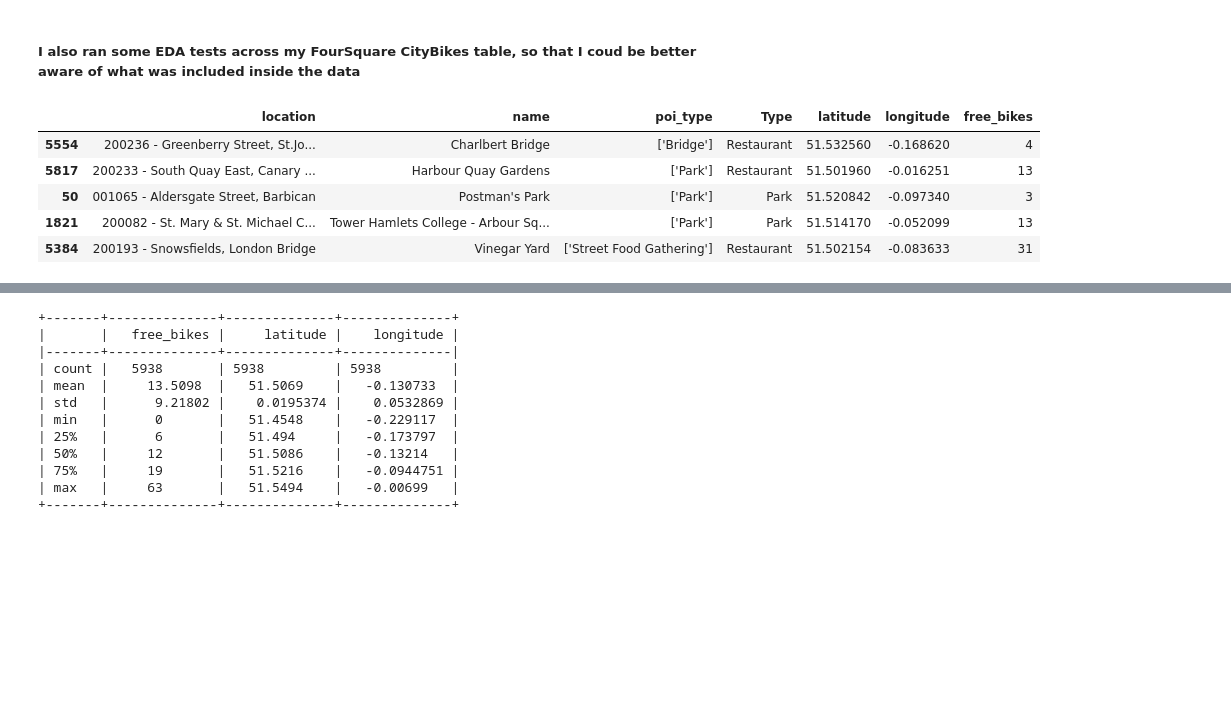
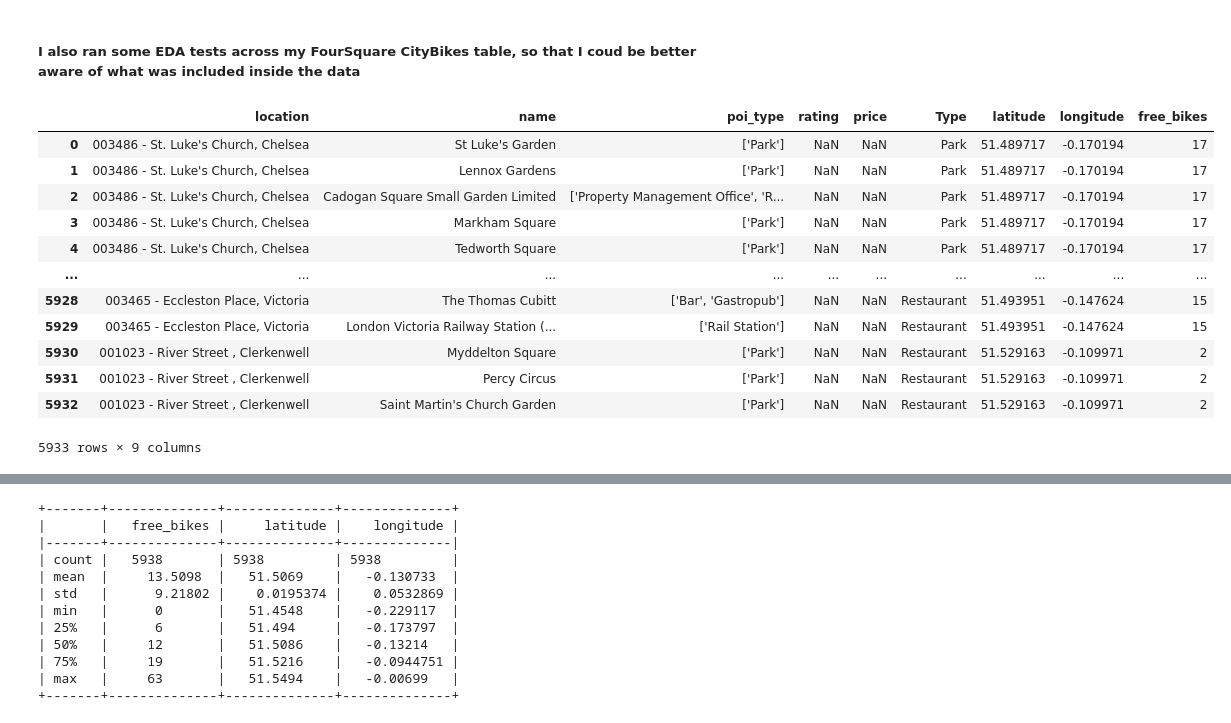
Before and after one commit to Brittanysacha/Statistical-Modelling-of-CityBike-Locations-and-Points-of-Interest-in-London, a Jupyter notebook: notebooks/joining_data.ipynb, the cells around one changed output, grey strips where cells are left out. Drawn from its saved outputs; the diff is of its cells as text; code cells hidden in the pictures; blank space fills up the shorter version.

```diff
--- a/notebooks/joining_data.ipynb
+++ b/notebooks/joining_data.ipynb
@@ -222,14 +275,21 @@ Number of Restaurants: 3433
 ##### I also ran some EDA tests across my FourSquare CityBikes table, so that I coud be better aware of what was included inside the data
 # %%
 # print first 5 rows of the data to check completeness
-foursquare_citybikes.head(5)
+foursquare_citybikes.head(-5)
 # %% [output]
-|  | location | name | poi_type | Type | latitude | longitude | free_bikes |
-| 5554 | 200236 - Greenberry Street, St.Jo... | Charlbert Bridge | ['Bridge'] | Restaurant | 51.532560 | -0.168620 | 4 |
-| 5817 | 200233 - South Quay East, Canary ... | Harbour Quay Gardens | ['Park'] | Restaurant | 51.501960 | -0.016251 | 13 |
-| 50 | 001065 - Aldersgate Street, Barbican | Postman's Park | ['Park'] | Park | 51.520842 | -0.097340 | 3 |
-| 1821 | 200082 - St. Mary & St. Michael C... | Tower Hamlets College - Arbour Sq... | ['Park'] | Park | 51.514170 | -0.052099 | 13 |
-| 5384 | 200193 - Snowsfields, London Bridge | Vinegar Yard | ['Street Food Gathering'] | Restaurant | 51.502154 | -0.083633 | 31 |
+|  | location | name | poi_type | rating | price | Type | latitude | longitude | free_bikes |
+| 0 | 003486 - St. Luke's Church, Chelsea | St Luke's Garden | ['Park'] | NaN | NaN | Park | 51.489717 | -0.170194 | 17 |
+| 1 | 003486 - St. Luke's Church, Chelsea | Lennox Gardens | ['Park'] | NaN | NaN | Park | 51.489717 | -0.170194 | 17 |
+| 2 | 003486 - St. Luke's Church, Chelsea | Cadogan Square Small Garden Limited | ['Property Management Office', 'R... | NaN | NaN | Park | 51.489717 | -0.170194 | 17 |
+| 3 | 003486 - St. Luke's Church, Chelsea | Markham Square | ['Park'] | NaN | NaN | Park | 51.489717 | -0.170194 | 17 |
+| 4 | 003486 - St. Luke's Church, Chelsea | Tedworth Square | ['Park'] | NaN | NaN | Park | 51.489717 | -0.170194 | 17 |
+| ... | ... | ... | ... | ... | ... | ... | ... | ... | ... |
+| 5928 | 003465 - Eccleston Place, Victoria | The Thomas Cubitt | ['Bar', 'Gastropub'] | NaN | NaN | Restaurant | 51.493951 | -0.147624 | 15 |
+| 5929 | 003465 - Eccleston Place, Victoria | London Victoria Railway Station (... | ['Rail Station'] | NaN | NaN | Restaurant | 51.493951 | -0.147624 | 15 |
+| 5930 | 001023 - River Street , Clerkenwell | Myddelton Square | ['Park'] | NaN | NaN | Restaurant | 51.529163 | -0.109971 | 2 |
+| 5931 | 001023 - River Street , Clerkenwell | Percy Circus | ['Park'] | NaN | NaN | Restaurant | 51.529163 | -0.109971 | 2 |
+| 5932 | 001023 - River Street , Clerkenwell | Saint Martin's Church Garden | ['Park'] | NaN | NaN | Restaurant | 51.529163 | -0.109971 | 2 |
+5933 rows × 9 columns
 # %%
 # print basic info about the data
 print(foursquare_citybikes.info(10))
```
Also changed, not shown: parts of 11 cells of this notebook, 5 other files.
